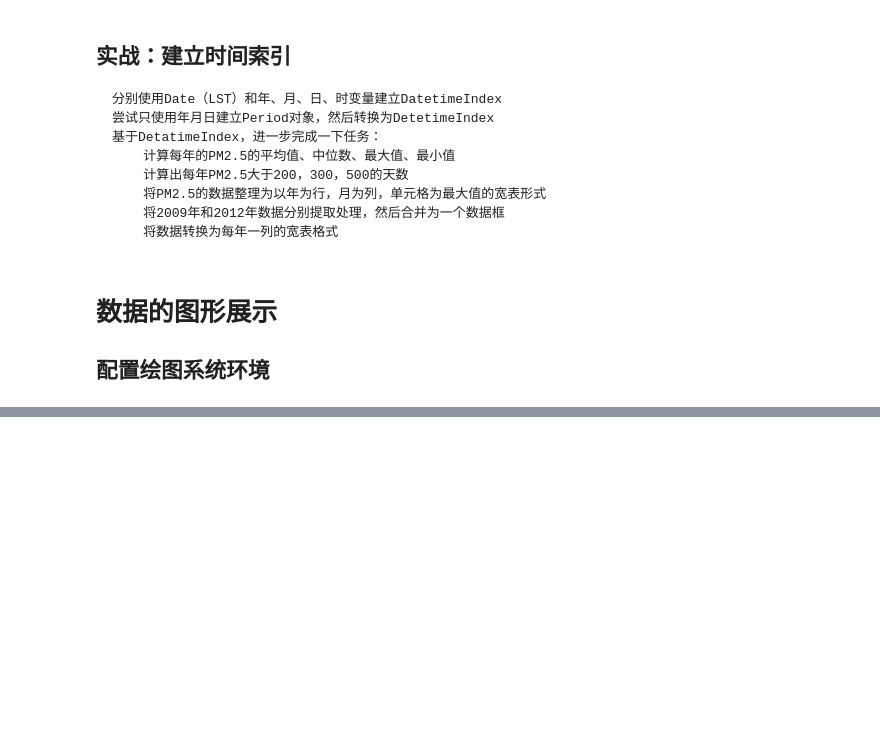
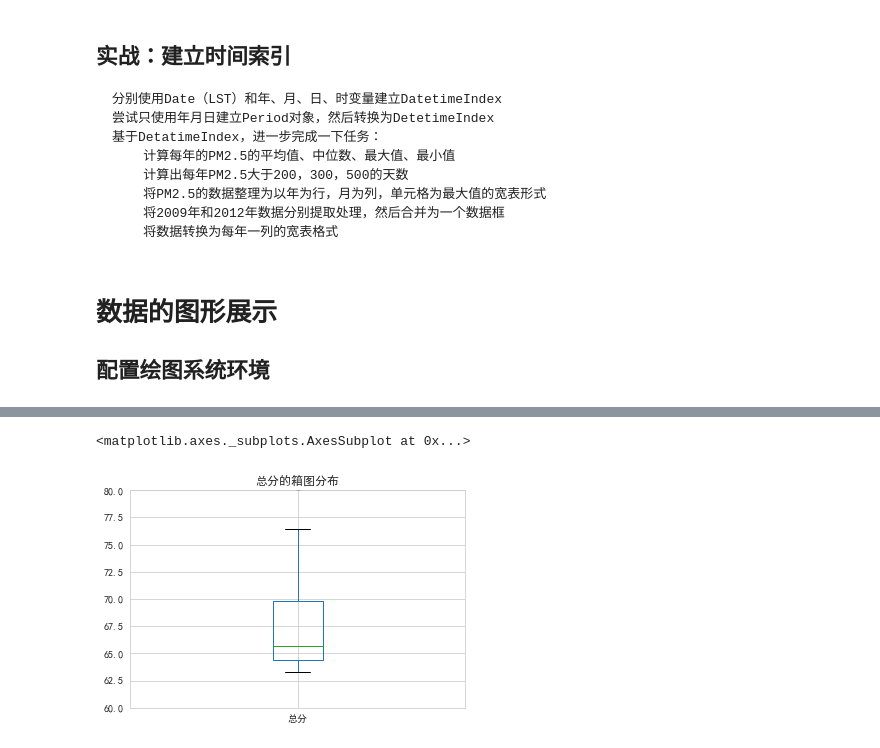
Before and after one commit to kexiaojiu/Pandas_learning_notes, a Jupyter notebook: 01 pandas/my_note.ipynb, the cells around one changed output, grey strips where cells are left out. Saved outputs shown, nothing was run; the diff lists cells and outputs as text; code cells hidden in the pictures; blank space fills up the shorter version.

```diff
--- a/01 pandas/my_note.ipynb
+++ b/01 pandas/my_note.ipynb
@@ -1541,3 +1541,8 @@ time_index_2009_index.shift(3)
 # %% [markdown]
 # 数据的图形展示
 ## 配置绘图系统环境
+# %%
+file_path_in = "..\\04 data\\PythonData\\"
+file_name_in = "高校信息.csv"
+df = pd.read_csv(file_path_in+file_name_in,engine='python')
+df
@@ -1543,0 +1563,5 @@ time_index_2009_index.shift(3)
+# %%
+df['总分'].plot.box(title='总分的箱图分布',ylim=(60,80))
+# %% [output]
+<matplotlib.axes._subplots.AxesSubplot at 0x...>
+[figure, added]
```
Also changed, not shown: parts of 36 cells of this notebook, 1 other file.
